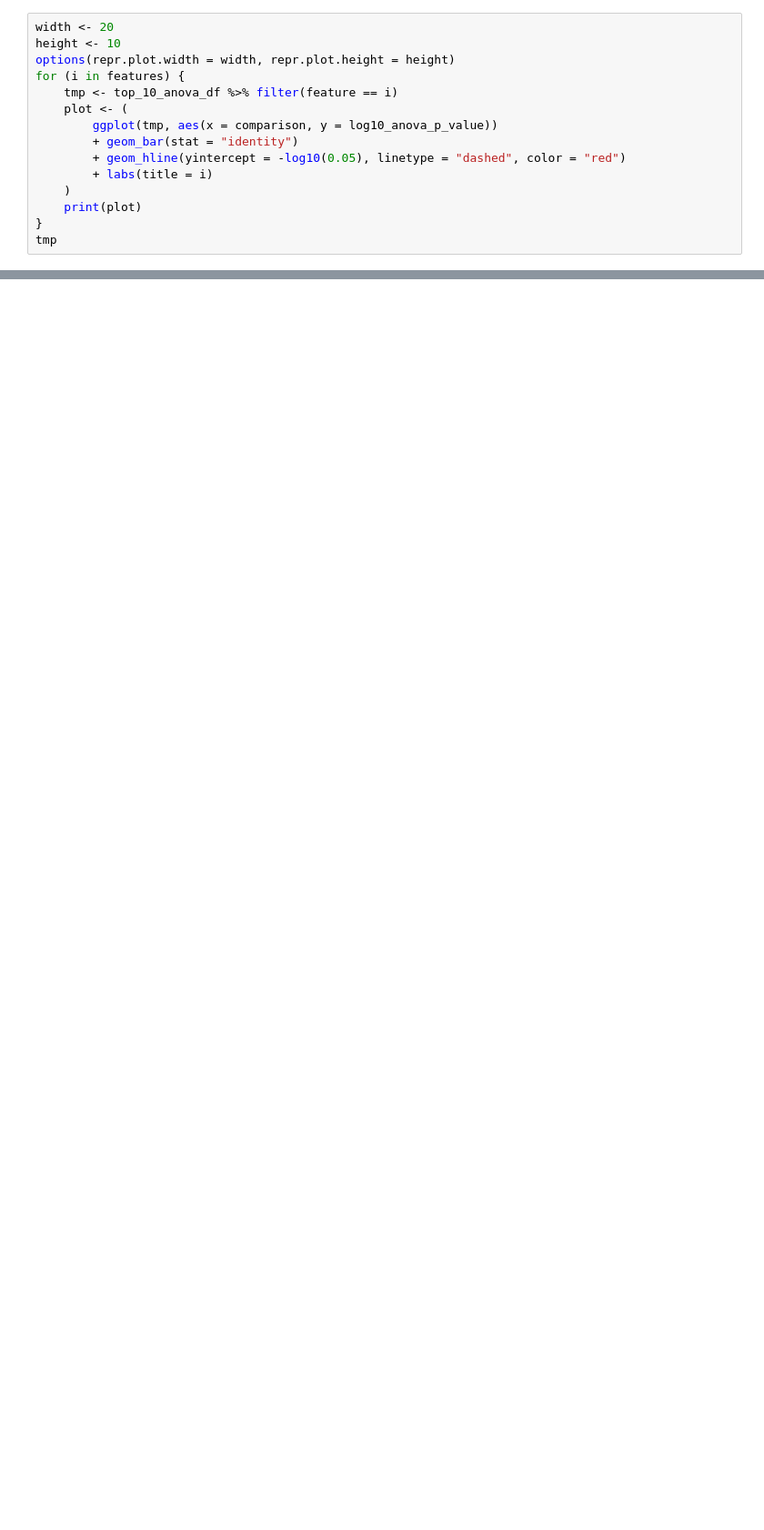
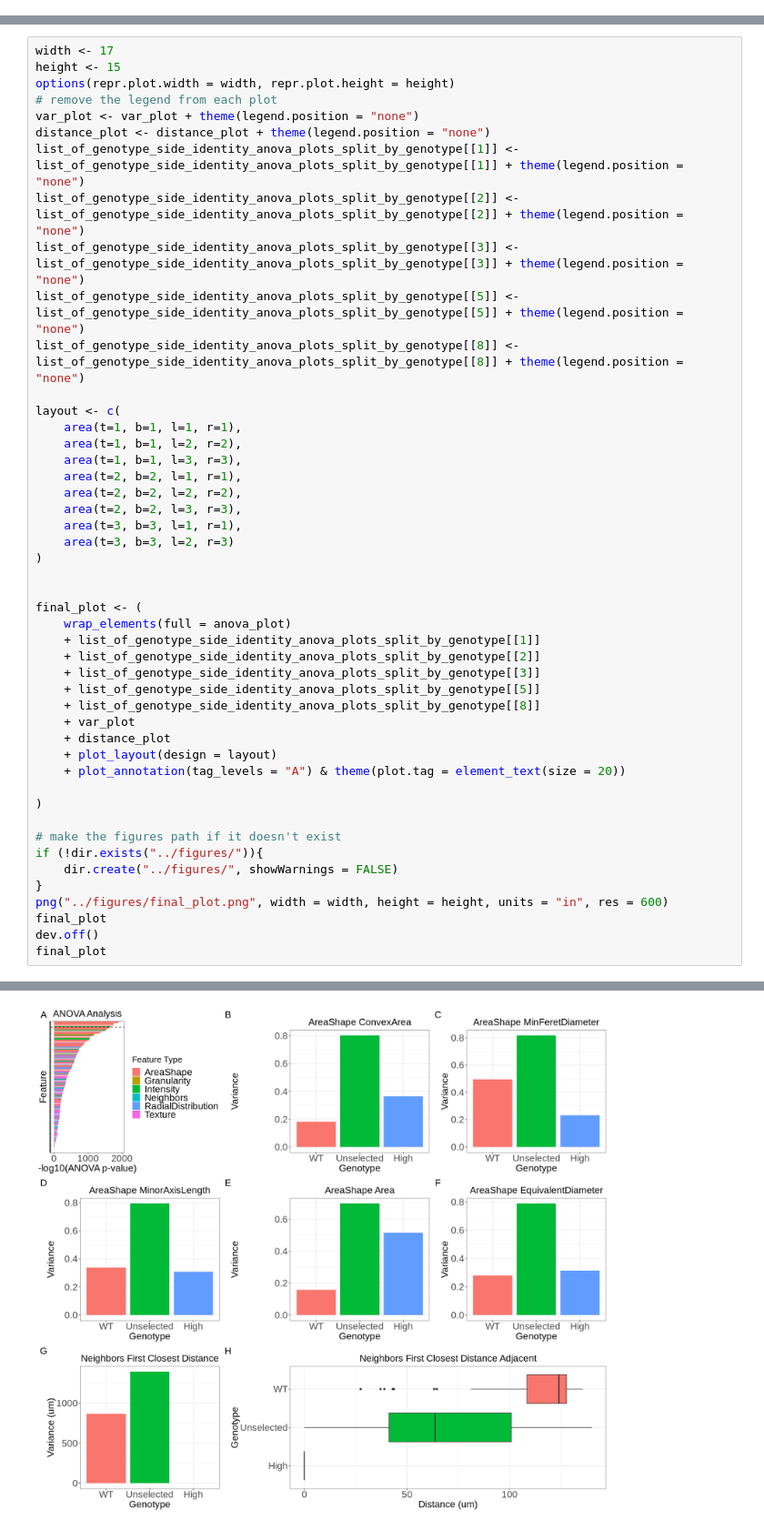
Before and after one commit to MikeLippincott/Nichols_Lab_Collaboration, a Jupyter notebook: 6.analyze_features/notebooks/2.anova_visualize.ipynb, the cells around one changed output, grey strips where cells are left out. Shown at 91% size. Cells and saved outputs as stored; diff of their text form; blank space fills up the shorter version.

```diff
--- a/6.analyze_features/notebooks/2.anova_visualize.ipynb
+++ b/6.analyze_features/notebooks/2.anova_visualize.ipynb
@@ -242,15 +170,0 @@ features
-# %%
-width <- 20
-height <- 10
-options(repr.plot.width = width, repr.plot.height = height)
-for (i in features) {
-    tmp <- top_10_anova_df %>% filter(feature == i)
-    plot <- (
-        ggplot(tmp, aes(x = comparison, y = log10_anova_p_value))
-        + geom_bar(stat = "identity")
-        + geom_hline(yintercept = -log10(0.05), linetype = "dashed", color = "red")
-        + labs(title = i)
-    )
-    print(plot)
-}
-tmp
@@ -285,0 +266,48 @@ A tibble: 15 × 11
+# %%
+width <- 17
+height <- 15
+options(repr.plot.width = width, repr.plot.height = height)
+# remove the legend from each plot
+var_plot <- var_plot + theme(legend.position = "none")
+distance_plot <- distance_plot + theme(legend.position = "none")
+list_of_genotype_side_identity_anova_plots_split_by_genotype[[1]] <- list_of_genotype_side_identity_anova_plots_split_by_genotype[[1]] + theme(legend.position = "none")
+list_of_genotype_side_identity_anova_plots_split_by_genotype[[2]] <- list_of_genotype_side_identity_anova_plots_split_by_genotype[[2]] + theme(legend.position = "none")
+list_of_genotype_side_identity_anova_plots_split_by_genotype[[3]] <- list_of_genotype_side_identity_anova_plots_split_by_genotype[[3]] + theme(legend.position = "none")
+list_of_genotype_side_identity_anova_plots_split_by_genotype[[5]] <- list_of_genotype_side_identity_anova_plots_split_by_genotype[[5]] + theme(legend.position = "none")
+list_of_genotype_side_identity_anova_plots_split_by_genotype[[8]] <- list_of_genotype_side_identity_anova_plots_split_by_genotype[[8]] + theme(legend.position = "none")
+
+layout <- c(
+    area(t=1, b=1, l=1, r=1),
+    area(t=1, b=1, l=2, r=2),
+    area(t=1, b=1, l=3, r=3),
+    area(t=2, b=2, l=1, r=1),
+    area(t=2, b=2, l=2, r=2),
+    area(t=2, b=2, l=3, r=3),
+    area(t=3, b=3, l=1, r=1),
+    area(t=3, b=3, l=2, r=3)
+)
+
+
+final_plot <- (
+    wrap_elements(full = anova_plot)
+    + list_of_genotype_side_identity_anova_plots_split_by_genotype[[1]]
+    + list_of_genotype_side_identity_anova_plots_split_by_genotype[[2]]
+    + list_of_genotype_side_identity_anova_plots_split_by_genotype[[3]]
+    + list_of_genotype_side_identity_anova_plots_split_by_genotype[[5]]
+    + list_of_genotype_side_identity_anova_plots_split_by_genotype[[8]]
+    + var_plot
+    + distance_plot
+    + plot_layout(design = layout)
+    + plot_annotation(tag_levels = "A") & theme(plot.tag = element_text(size = 20))
+
+)
+
+# make the figures path if it doesn't exist
+if (!dir.exists("../figures/")){
+    dir.create("../figures/", showWarnings = FALSE)
+}
+png("../figures/final_plot.png", width = width, height = height, units = "in", res = 600)
+final_plot
+dev.off()
+final_plot
+# %% [output]
@@ -285,0 +316 @@ A tibble: 15 × 11
+[figure, added]
```
Also changed, not shown: parts of 24 cells of this notebook, 5 other files.
